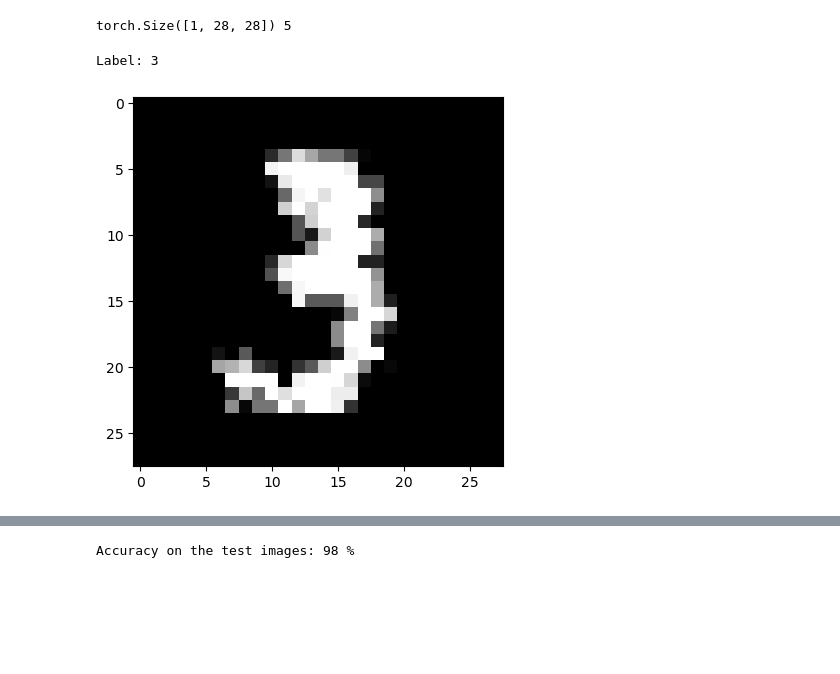
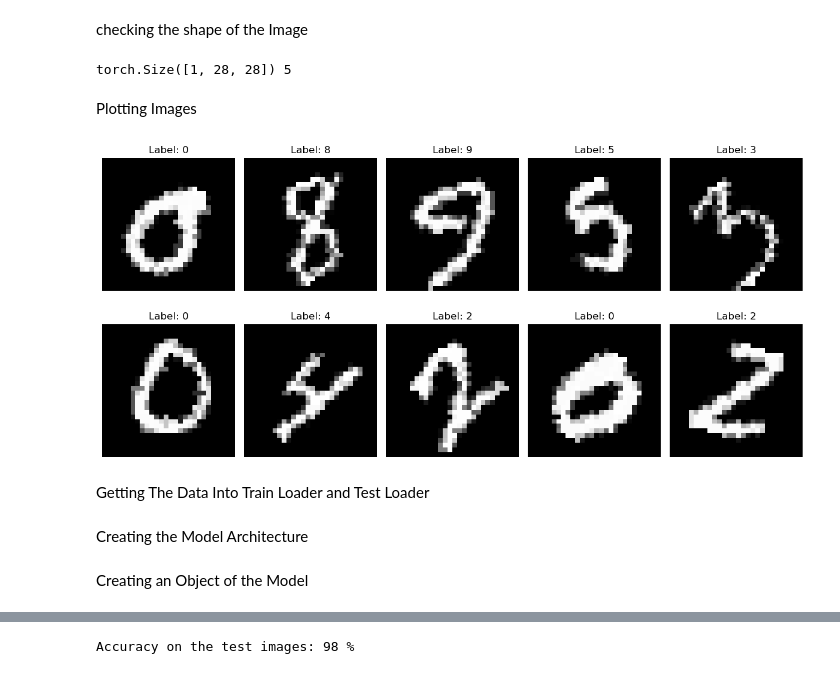
Before and after one commit to BSusheelKumar/HandWritten-Digit-Prediciton, a Jupyter notebook: MNIST.ipynb, the cells around one changed output, grey strips where cells are left out. Cells and saved outputs as stored; diff of their text form; code cells hidden in the pictures; blank space fills up the shorter version.

```diff
--- a/MNIST.ipynb
+++ b/MNIST.ipynb
@@ -21,16 +30,33 @@ valid_dataset = MNIST(root='data/',
+# %% [markdown]
+checking the shape of the Image
 # %%
 img_tensor, label = train_dataset[0]
 print(img_tensor.shape, label)
 # %% [output]
 torch.Size([1, 28, 28]) 5
-# %%
-image, label = train_dataset[10]
-plt.imshow(image.reshape(28,28), cmap='gray')
-print('Label:', label)
-# %% [output]
-Label: 3
-[figure, removed]
+# %% [markdown]
+Plotting Images
+# %%
+fig, axs = plt.subplots(2, 5, figsize=(12, 6))
+axs = axs.flatten()
+
+indices = random.sample(range(len(train_dataset)), 10)
+
+for i, idx in enumerate(indices):
+    image, label = train_dataset[idx]
+    axs[i].imshow(image.squeeze().numpy(), cmap='gray')
+    axs[i].set_title(f"Label: {label}")
+    axs[i].axis('off')
+
+plt.tight_layout()
+plt.show()
+# %% [output]
+[figure, added]
+# %% [markdown]
+Getting The Data Into Train Loader and Test Loader
 # %%
 train_dl = DataLoader(train_dataset,batch_size=100,shuffle=True)
 valid_dl = DataLoader(valid_dataset,batch_size=100*2)
+# %% [markdown]
+Creating the Model Architecture
 # %%
@@ -60,3 +99,5 @@ class CNN(nn.Module):
         return x
+# %% [markdown]
+Creating an Object of the Model
 # %%
 model = CNN()
```
Also changed, not shown: parts of 26 cells of this notebook, 4 other files.
